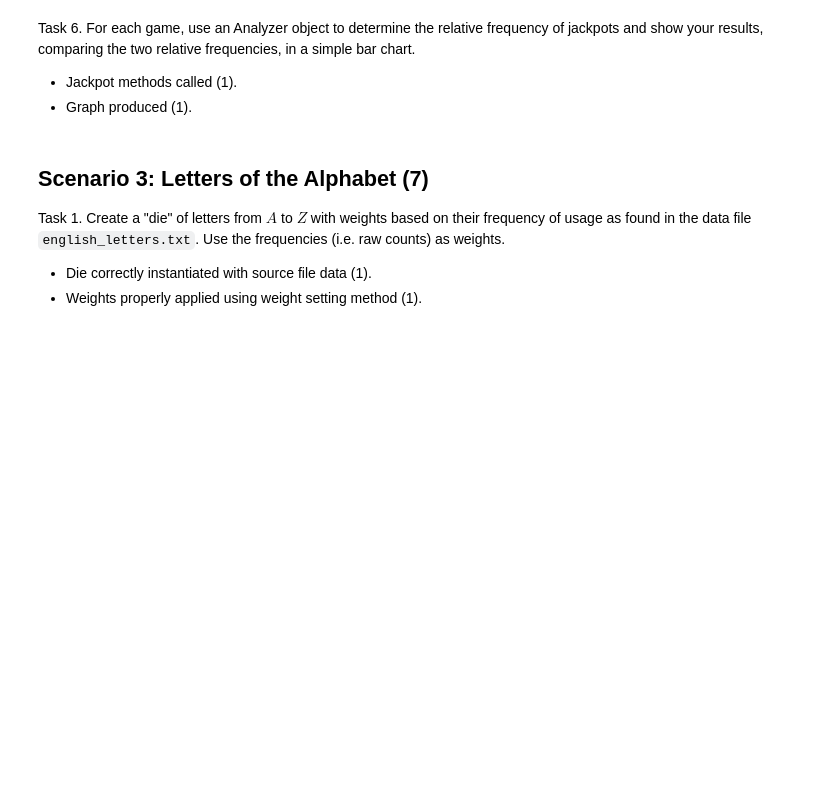
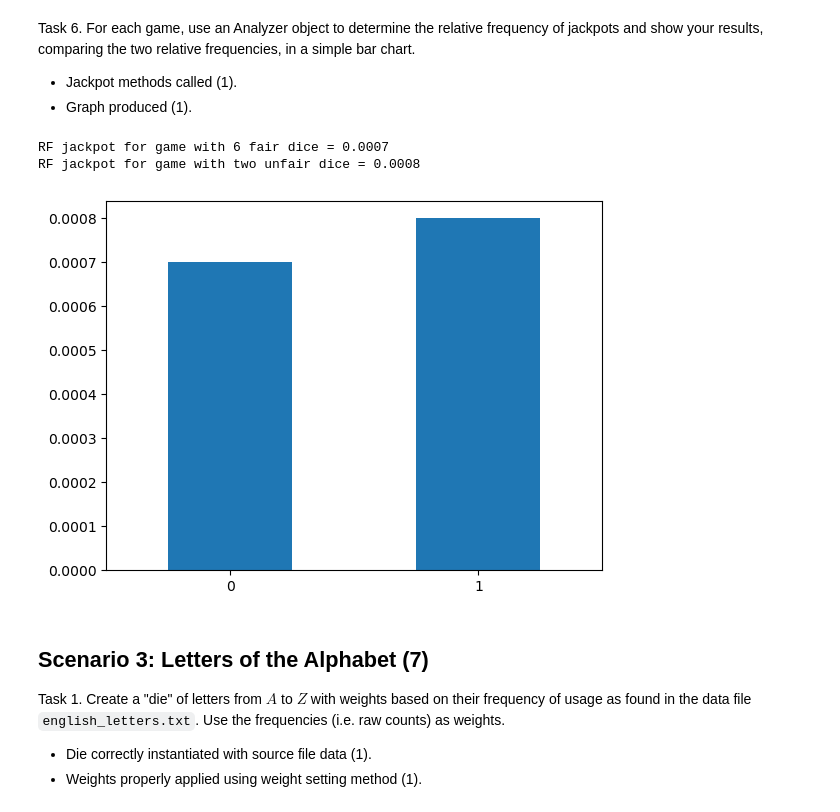
Before and after one commit to virginia-vrb9e/MONCARLO, a Jupyter notebook: moncarlo/DS51200_new_FinalProjectTemplate.ipynb, the cells around one changed output. Saved outputs shown, nothing was run; the diff lists cells and outputs as text; code cells hidden in the pictures; blank space fills up the shorter version.

```diff
--- a/moncarlo/DS51200_new_FinalProjectTemplate.ipynb
+++ b/moncarlo/DS51200_new_FinalProjectTemplate.ipynb
@@ -296,3 +296,9 @@ rf.plot.bar(rot=0);
 Task 1. Create three dice, each with six sides having the faces 1 through 6.
 
 - Three die objects created (1).
+# %%
+arr6 = np.array([1,2,3,4,5,6])
+
+die11 = moncarlo.MonCarloDevice(arr6)
+die12 = moncarlo.MonCarloDevice(arr6)
+die13 = moncarlo.MonCarloDevice(arr6)
@@ -314,3 +405,9 @@ Task 5. Play another game of $10000$ rolls, this time with $2$ unfair dice, one
 
 - Game class properly instantiated (1).
 - Play method called properly (1).
+# %%
+unf2_dice5 = [die11, die11, die11, die12, die13]
+
+unf2_dicegame = moncarlo.MonCarloGame(unf2_dice5)
+unf2_dgplay = unf2_dicegame.play(10000)
+unf2_dgplay
@@ -319,6 +431,22 @@ Task 6. For each game, use an Analyzer object to determine the relative frequenc
 
 - Jackpot methods called (1).
 - Graph produced (1).
+# %%
+dg11_stats = moncarlo.MonCarloAnalyzer(dicegame11)
+print(f"RF jackpot for game with 6 fair dice = {(dg11_stats.jackpot())/10000}")
+
+unf2_stats = moncarlo.MonCarloAnalyzer(unf2_dicegame)
+print(f"RF jackpot for game with two unfair dice = {(unf2_stats.jackpot())/10000}")
+# %% [output]
+RF jackpot for game with 6 fair dice = 0.0007
+RF jackpot for game with two unfair dice = 0.0008
+# %%
+rf_fair11 = dg11_stats.jackpot()/10000
+rf_unf2 = unf2_stats.jackpot()/10000
+rf11_2 = pd.Series([rf_fair11, rf_unf2])
+rf11_2.plot.bar(rot=0);
+# %% [output]
+[figure, added]
 # %% [markdown]
 ## Scenario 3: Letters of the Alphabet (7)
 
```
Also changed, not shown: parts of 6 cells of this notebook, 4 other files.
